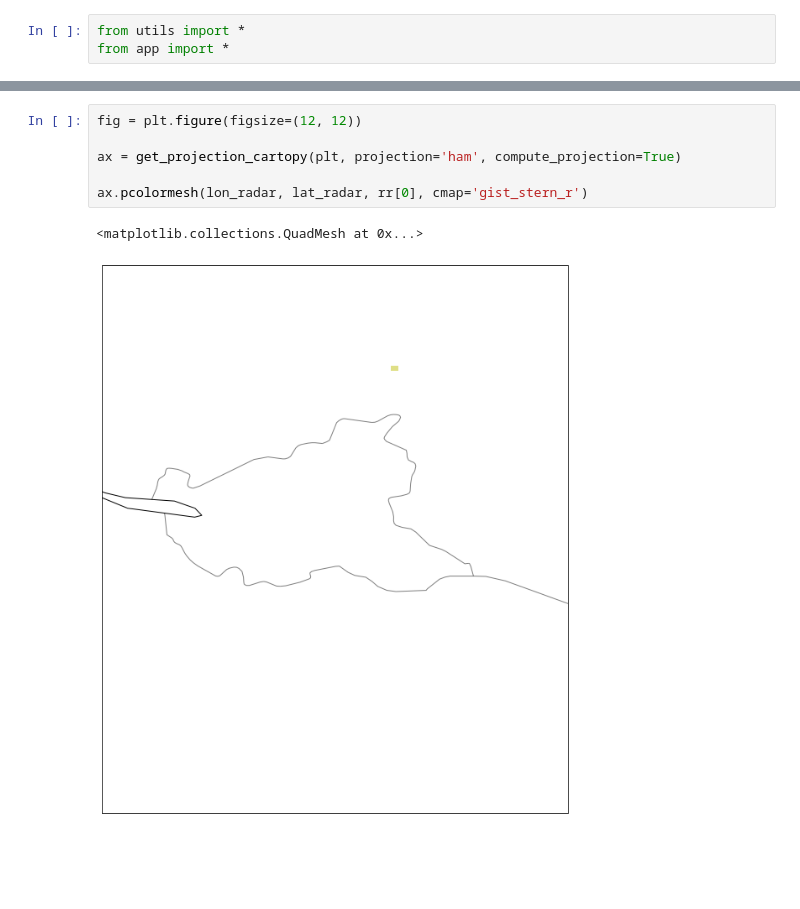
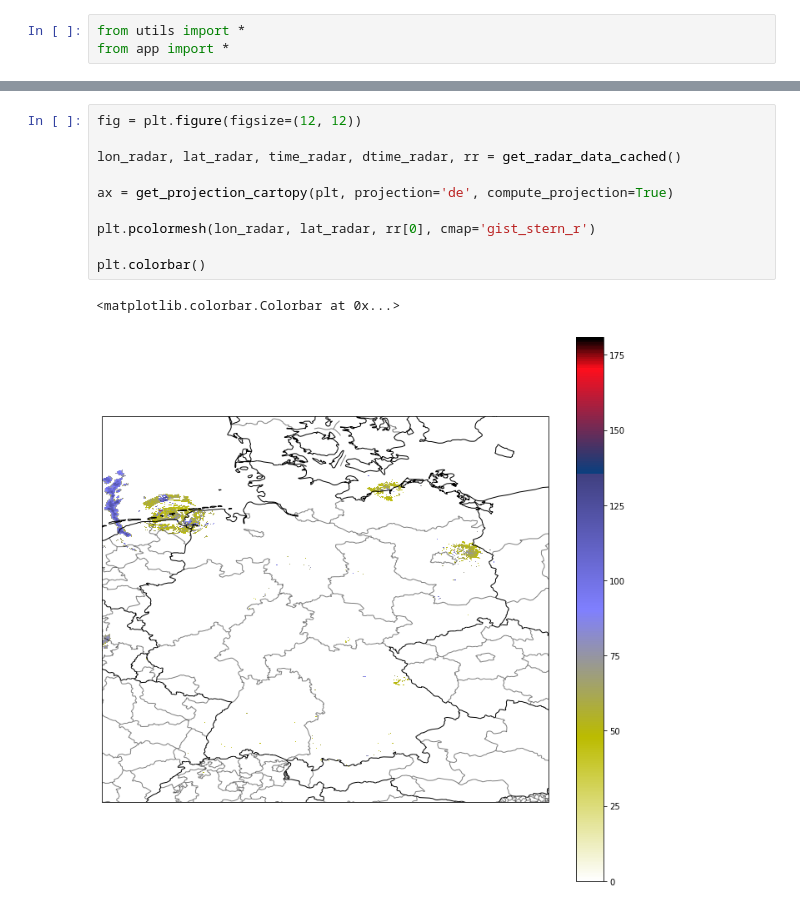
Before and after one commit to guidocioni/no-more-wet-rides-new, a Jupyter notebook: test.ipynb, the cells around one changed output, grey strips where cells are left out. Drawn from its saved outputs; the diff is of its cells as text; blank space fills up the shorter version.

```diff
--- a/test.ipynb
+++ b/test.ipynb
@@ -206,9 +117,13 @@ def get_projection_cartopy(plt, projection="euratl", compute_projection=False):
 # %%
 fig = plt.figure(figsize=(12, 12))
 
-ax = get_projection_cartopy(plt, projection='ham', compute_projection=True)
+lon_radar, lat_radar, time_radar, dtime_radar, rr = get_radar_data_cached()
 
-ax.pcolormesh(lon_radar, lat_radar, rr[0], cmap='gist_stern_r')
+ax = get_projection_cartopy(plt, projection='de', compute_projection=True)
+
+plt.pcolormesh(lon_radar, lat_radar, rr[0], cmap='gist_stern_r')
+
+plt.colorbar()
 # %% [output]
-<matplotlib.collections.QuadMesh at 0x...>
+<matplotlib.colorbar.Colorbar at 0x...>
-[figure, old version]
+[figure, new version]
```
Also changed, not shown: parts of 21 cells of this notebook, 2 other files.
